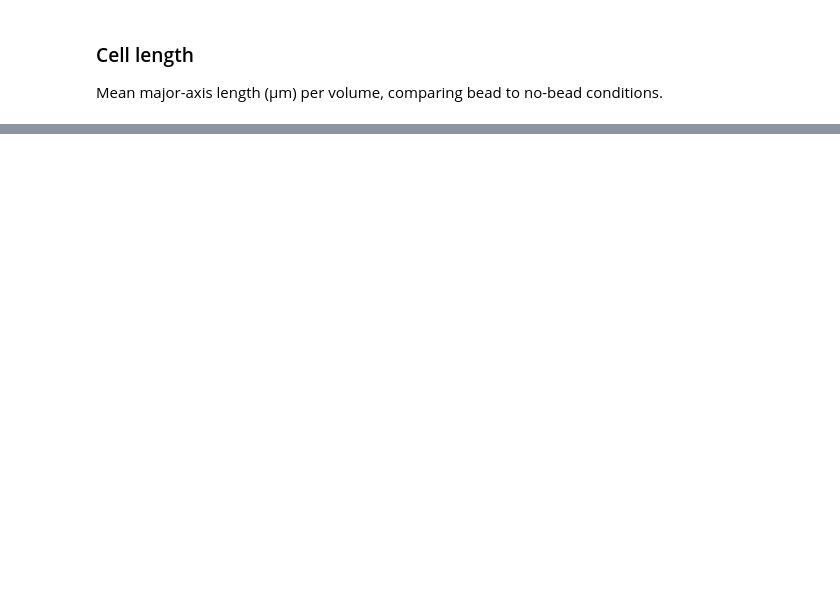
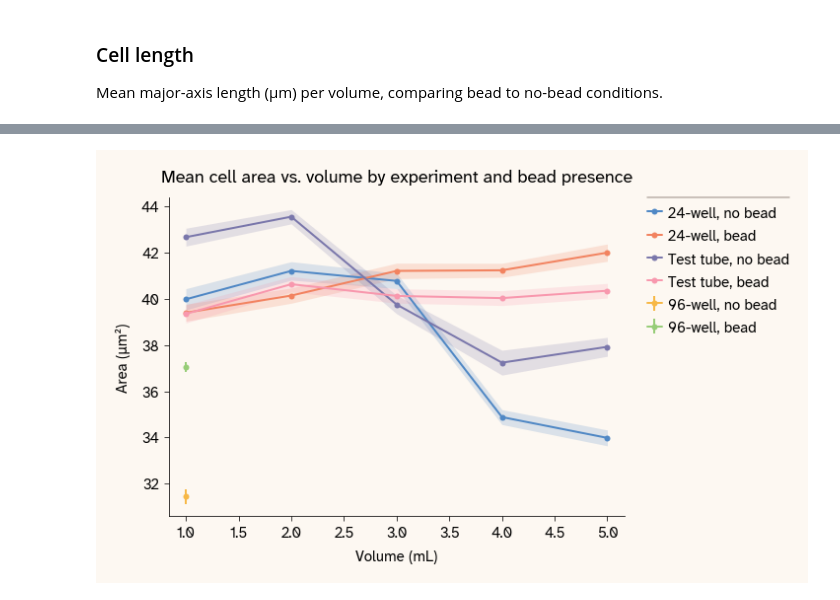
Before and after one commit to Arcadia-Science/beads-cell-growth, a Jupyter notebook: notebooks/microscopy-analysis.ipynb, the cells around one changed output, grey strips where cells are left out. Saved outputs shown, nothing was run; the diff lists cells and outputs as text; code cells hidden in the pictures; blank space fills up the shorter version.

```diff
--- a/notebooks/microscopy-analysis.ipynb
+++ b/notebooks/microscopy-analysis.ipynb
@@ -104,34 +148,13 @@ fig_24_length = plot_metric_by_volume(
+# %%
+df_agg = pd.concat([
+    df_96.assign(volume_ml=1, bead_present=df_96["bead_size_mm"] > 0, experiment="96-well"),
+    df_tt.assign(experiment="test tube"),
+    df_24.assign(experiment="24-well"),
+])
 # %%
-import matplotlib.pyplot as plt
-
-df_96["volume_ml"] = 1
-df_96["bead_present"] = (
-    df_96["treatment"]
-    .astype(str)
-    .str.lower()
-    .map(lambda x: True if "bead" in x and "no" not in x else False)
+fig_cross_area = plot_metric_cross_experiment(
+    df_agg, "area", REPO_ROOT / "figures" / "agg_line_plot_area.svg"
 )
-
-df_96["experiment"] = "96-well"
-df_tt["experiment"] = "ttubes"
-df_24["experiment"] = "24-well"
-df_agg = pd.concat([df_96, df_tt, df_24])
-
-fig, ax = plt.subplots(figsize=(10, 6), facecolor=apc.parchment)
-
-for (exp, bead), grp in df_agg.groupby(["experiment", "bead_present"]):
-    means = grp.groupby("volume_ml")["area"].mean().sort_index()
-    stds = grp.groupby("volume_ml")["area"].std().sort_index()
-    cis = 1.96 * stds / grp.groupby("volume_ml")["area"].count().pow(0.5)
-    label = f"{exp}, {'bead' if bead else 'no bead'}"
-    if len(means) == 1:
-        ax.errorbar(means.index, means.values, yerr=cis.values, marker="o", capsize=4, label=label)
-    else:
-        (line,) = ax.plot(means.index, means.values, marker="o", label=label)
-        ax.fill_between(means.index, means - cis, means + cis, alpha=0.2, color=line.get_color())
-
-ax.legend(bbox_to_anchor=(1.05, 1), loc="upper left")
-ax.set_xlabel("Volume (mL)")
-ax.set_ylabel("Area (μm²)")
-ax.set_title("Mean cell area vs. volume by experiment and bead presence")
+# %% [output]
+[figure, added]
 # %%
```
Also changed, not shown: parts of 12 cells of this notebook, 1 other file.
